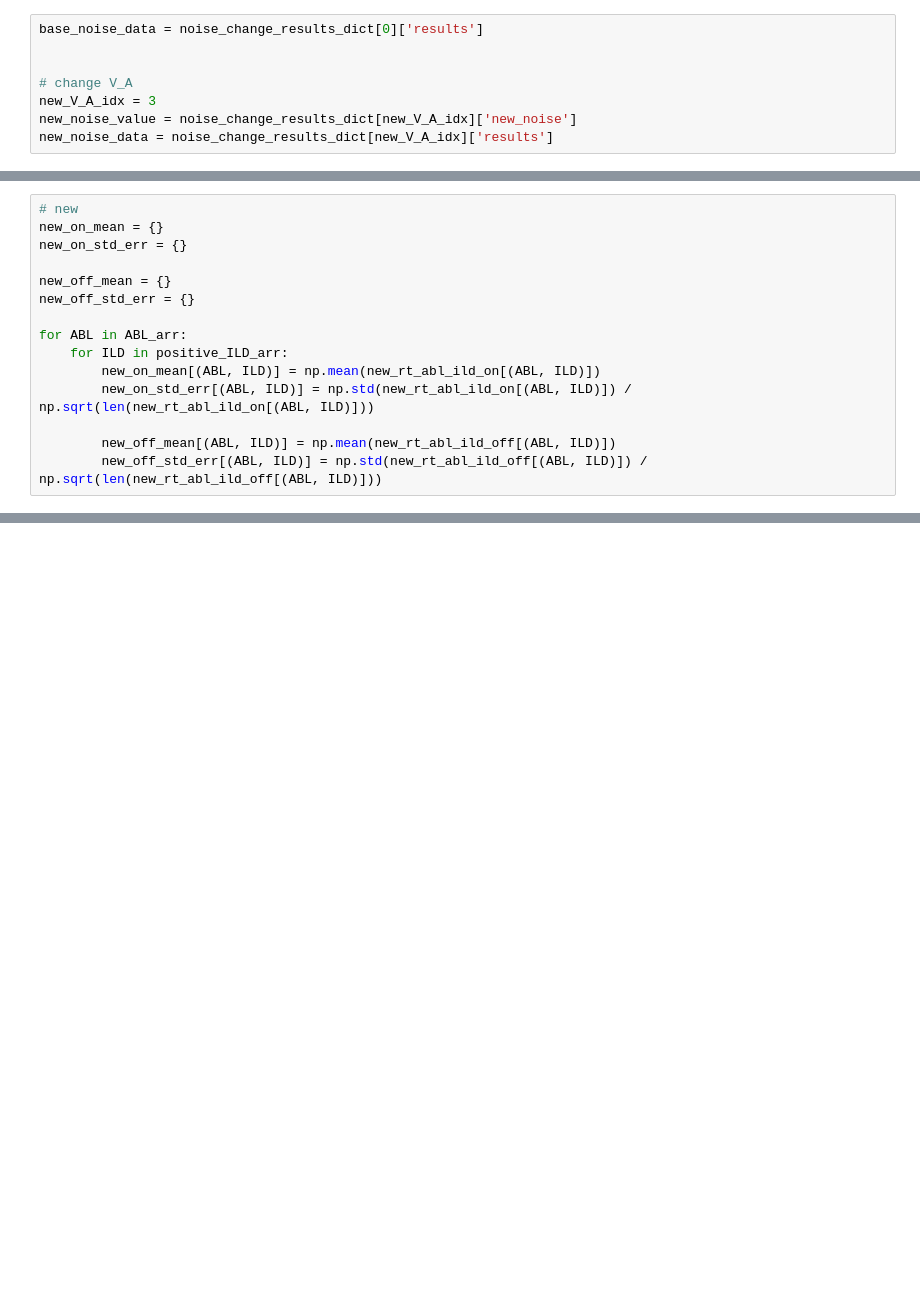
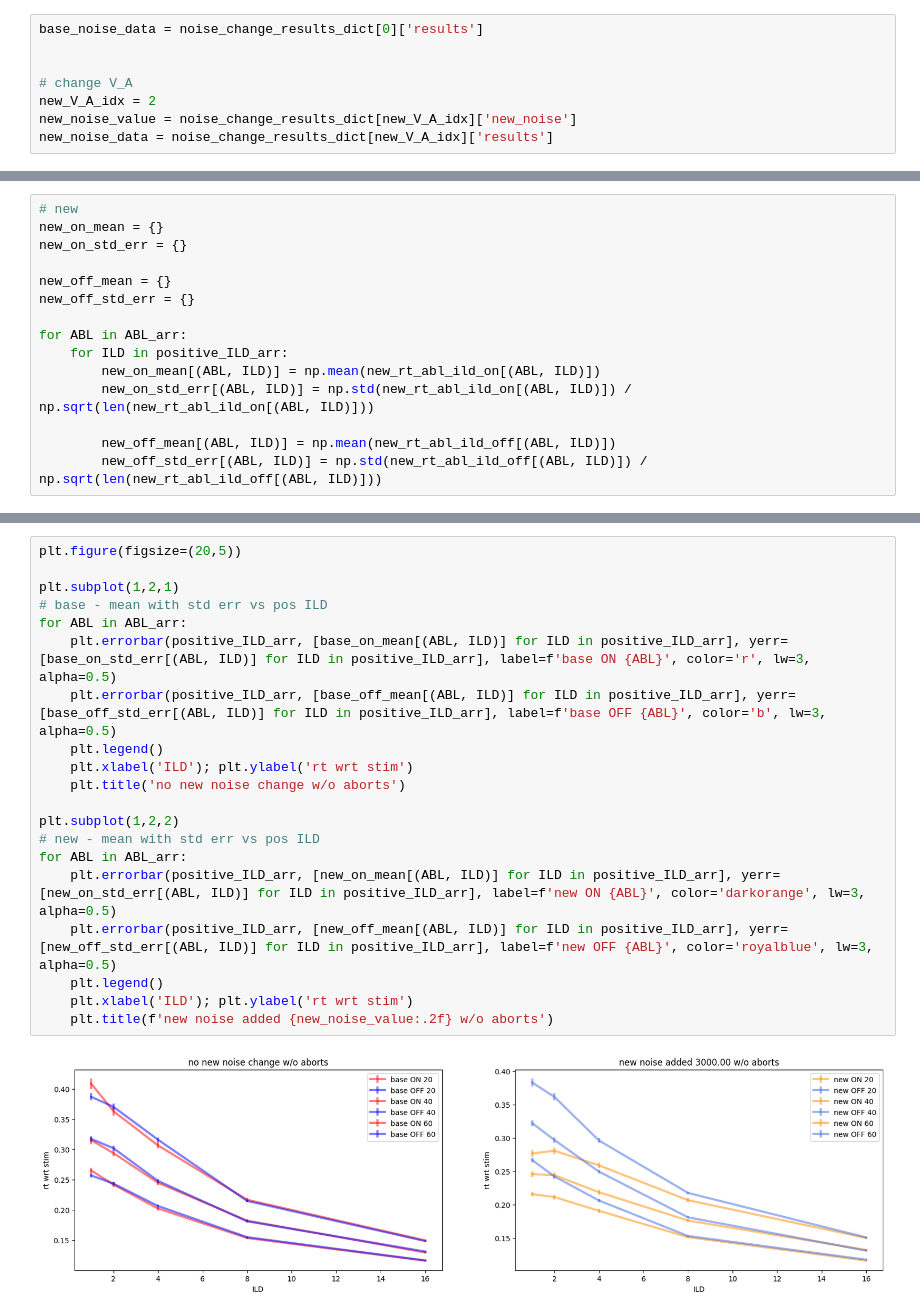
Before and after one commit to rakaar/ddm_data, a Jupyter notebook: simulations/increase_tied_noise.ipynb, the cells around one changed output, grey strips where cells are left out. Drawn from its saved outputs; the diff is of its cells as text; blank space fills up the shorter version.

```diff
--- a/simulations/increase_tied_noise.ipynb
+++ b/simulations/increase_tied_noise.ipynb
@@ -213,7 +220,7 @@ base_noise_data = noise_change_results_dict[0]['results']
 
 
 # change V_A
-new_V_A_idx = 3
+new_V_A_idx = 2
 new_noise_value = noise_change_results_dict[new_V_A_idx]['new_noise']
 new_noise_data = noise_change_results_dict[new_V_A_idx]['results']
 # %%
@@ -410,0 +492,22 @@ for ABL in ABL_arr:
+# %%
+plt.figure(figsize=(20,5))
+
+plt.subplot(1,2,1)
+# base - mean with std err vs pos ILD
+for ABL in ABL_arr:
+    plt.errorbar(positive_ILD_arr, [base_on_mean[(ABL, ILD)] for ILD in positive_ILD_arr], yerr=[base_on_std_err[(ABL, ILD)] for ILD in positive_ILD_arr], label=f'base ON {ABL}', color='r', lw=3, alpha=0.5)
+    plt.errorbar(positive_ILD_arr, [base_off_mean[(ABL, ILD)] for ILD in positive_ILD_arr], yerr=[base_off_std_err[(ABL, ILD)] for ILD in positive_ILD_arr], label=f'base OFF {ABL}', color='b', lw=3, alpha=0.5)
+    plt.legend()
+    plt.xlabel('ILD'); plt.ylabel('rt wrt stim')
+    plt.title('no new noise change w/o aborts')
+
+plt.subplot(1,2,2)
+# new - mean with std err vs pos ILD
+for ABL in ABL_arr:
+    plt.errorbar(positive_ILD_arr, [new_on_mean[(ABL, ILD)] for ILD in positive_ILD_arr], yerr=[new_on_std_err[(ABL, ILD)] for ILD in positive_ILD_arr], label=f'new ON {ABL}', color='darkorange', lw=3, alpha=0.5)
+    plt.errorbar(positive_ILD_arr, [new_off_mean[(ABL, ILD)] for ILD in positive_ILD_arr], yerr=[new_off_std_err[(ABL, ILD)] for ILD in positive_ILD_arr], label=f'new OFF {ABL}', color='royalblue', lw=3, alpha=0.5)
+    plt.legend()
+    plt.xlabel('ILD'); plt.ylabel('rt wrt stim')
+    plt.title(f'new noise added {new_noise_value:.2f} w/o aborts')
+# %% [output]
+[figure, added]
```
Also changed, not shown: parts of 10 cells of this notebook, 5 other files.
